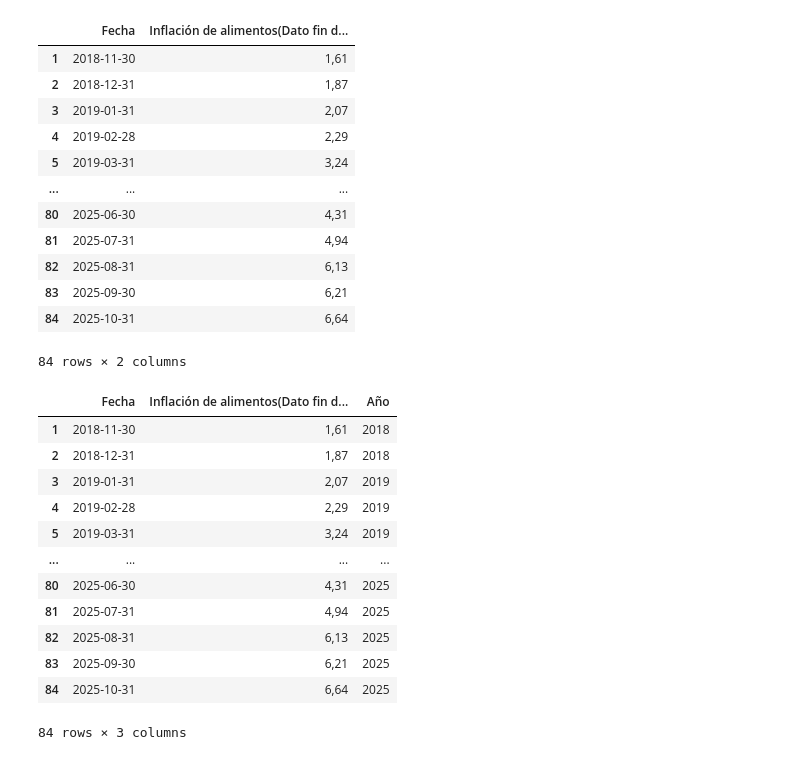
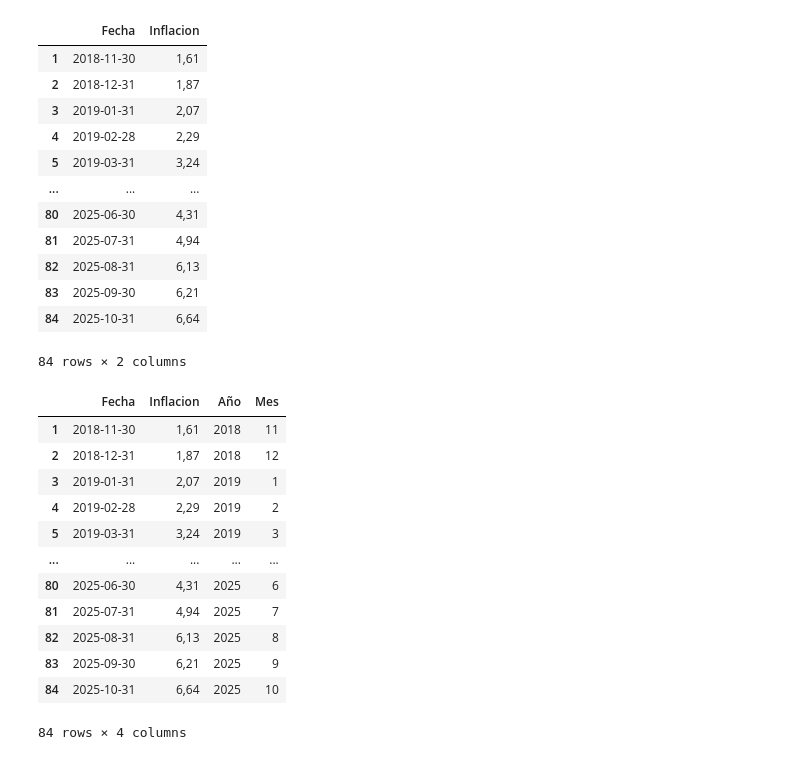
Before and after one commit to acpuche/financial-data-analytics, a Jupyter notebook: hw6_timeseries.ipynb, the cells around one changed output. Saved outputs shown, nothing was run; the diff lists cells and outputs as text; code cells hidden in the pictures.

```diff
--- a/hw6_timeseries.ipynb
+++ b/hw6_timeseries.ipynb
@@ -23,5 +28,13 @@ del 30 de noviembre de 2018 al 30 de noviembre de 2025.
 """
 
 ds_inflacion = pd.read_excel('./data/Inflación_de_alimentos_Dato_fin_de_mes.xlsx')
+
+# Se eliminan registros nulos y la primera fila por contener caracteres diferentes a la fecha
+ds_inflacion = ds_inflacion.dropna()
+ds_inflacion = ds_inflacion.iloc[1:]
+ds_inflacion.rename(columns={'Inflación de alimentos(Dato fin de mes)': 'Inflacion'}, inplace=True)
+
+# Asignación del formato fecha
+ds_inflacion['Fecha'] = pd.to_datetime(ds_inflacion['Fecha'], dayfirst=True, errors='coerce')
 ds_inflacion.head(5)
 # %% [output]
@@ -60,7 +50,7 @@ ds_inflacion[ds_inflacion['Fecha'].isna()]
 ds_inflacion = ds_inflacion.dropna(subset = ['Fecha'])
 ds_inflacion
 # %% [output]
-|  | Fecha | Inflación de alimentos(Dato fin d... |
+|  | Fecha | Inflacion |
 | 1 | 2018-11-30 | 1,61 |
 | 2 | 2018-12-31 | 1,87 |
 | 3 | 2019-01-31 | 2,07 |
@@ -74,19 +64,27 @@ ds_inflacion
 | 84 | 2025-10-31 | 6,64 |
 84 rows × 2 columns
 # %%
+# Se añaden columnas de año y mes
+
 ds_inflacion['Año'] = ds_inflacion['Fecha'].dt.year
+ds_inflacion['Mes'] = ds_inflacion['Fecha'].dt.month
+
+# Se seleccionan los años a analizar
+years = ds_inflacion['Año'].unique()
+years = years[1:] # Se seleccionan los datos de 2019 a 2024
+
 ds_inflacion
 # %% [output]
-|  | Fecha | Inflación de alimentos(Dato fin d... | Año |
-| 1 | 2018-11-30 | 1,61 | 2018 |
-| 2 | 2018-12-31 | 1,87 | 2018 |
-| 3 | 2019-01-31 | 2,07 | 2019 |
-| 4 | 2019-02-28 | 2,29 | 2019 |
-| 5 | 2019-03-31 | 3,24 | 2019 |
-| ... | ... | ... | ... |
-| 80 | 2025-06-30 | 4,31 | 2025 |
-| 81 | 2025-07-31 | 4,94 | 2025 |
-| 82 | 2025-08-31 | 6,13 | 2025 |
-| 83 | 2025-09-30 | 6,21 | 2025 |
-| 84 | 2025-10-31 | 6,64 | 2025 |
+|  | Fecha | Inflacion | Año | Mes |
+| 1 | 2018-11-30 | 1,61 | 2018 | 11 |
+| 2 | 2018-12-31 | 1,87 | 2018 | 12 |
+| 3 | 2019-01-31 | 2,07 | 2019 | 1 |
+| 4 | 2019-02-28 | 2,29 | 2019 | 2 |
+| 5 | 2019-03-31 | 3,24 | 2019 | 3 |
+| ... | ... | ... | ... | ... |
+| 80 | 2025-06-30 | 4,31 | 2025 | 6 |
+| 81 | 2025-07-31 | 4,94 | 2025 | 7 |
+| 82 | 2025-08-31 | 6,13 | 2025 | 8 |
+| 83 | 2025-09-30 | 6,21 | 2025 | 9 |
+| 84 | 2025-10-31 | 6,64 | 2025 | 10 |
-84 rows × 3 columns
+84 rows × 4 columns
```
Also changed, not shown: parts of 19 cells of this notebook.
